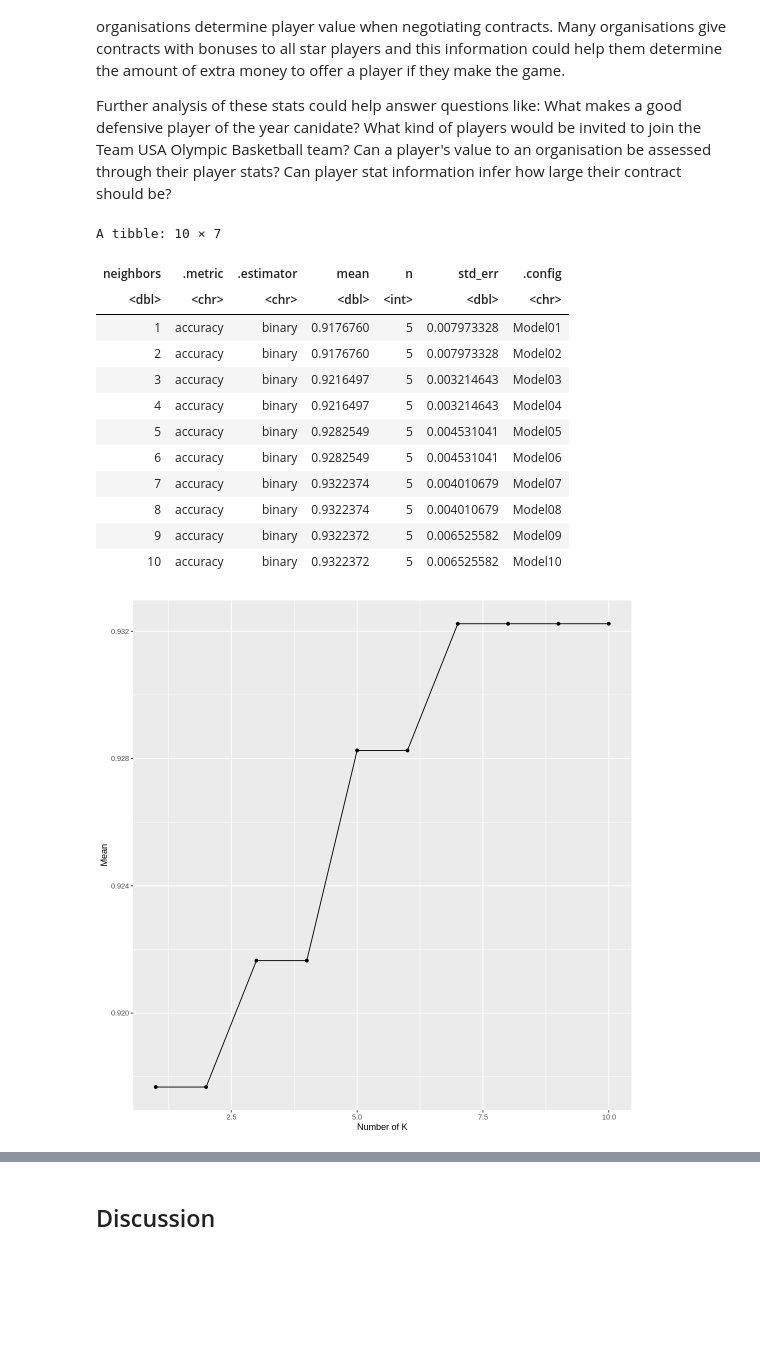
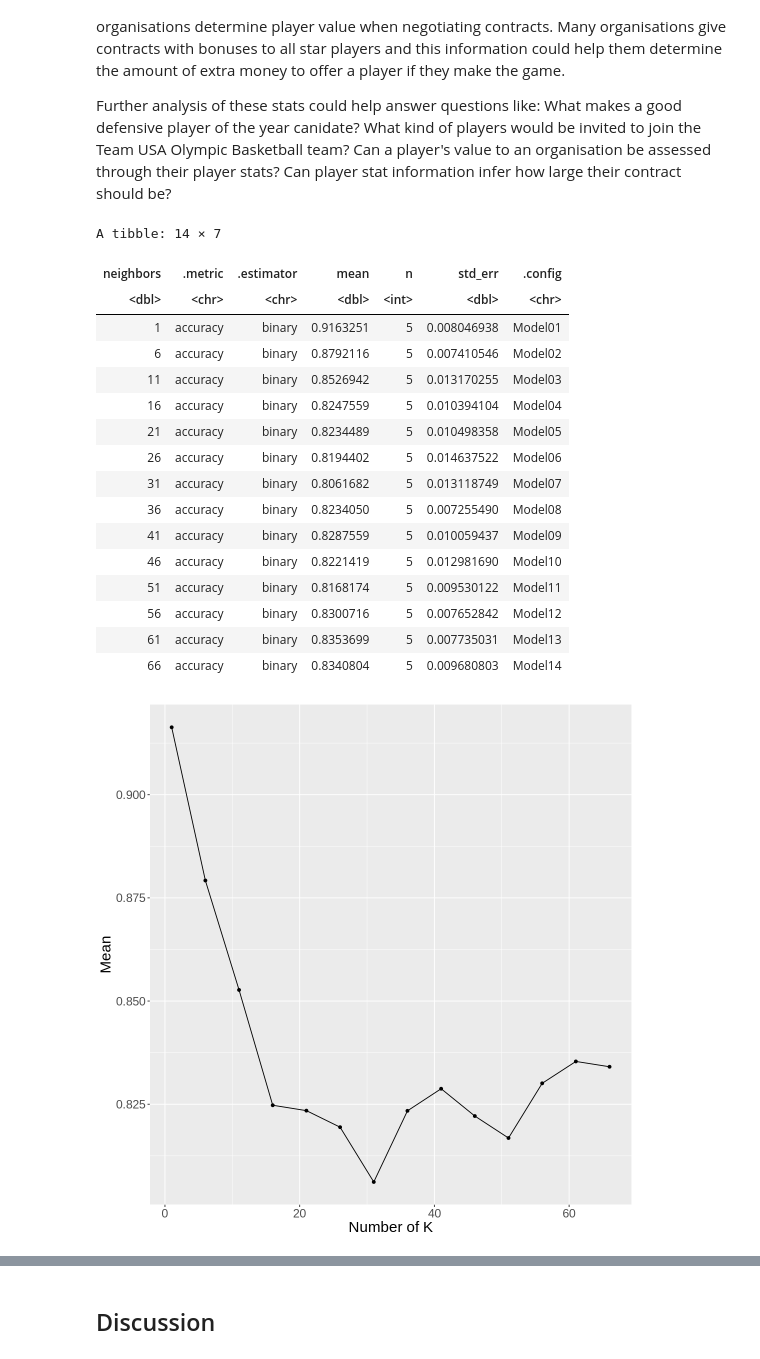
Before and after one commit to RayNguyent/DSCI-100-project, a Jupyter notebook: report.ipynb, the cells around one changed output, grey strips where cells are left out. Drawn from its saved outputs; the diff is of its cells as text; code cells hidden in the pictures; blank space fills up the shorter version.

```diff
--- a/report.ipynb
+++ b/report.ipynb
@@ -200,11 +202,12 @@ set.seed(2022)
 
 data_fold <- vfold_cv(data_training, v = 5, strata = Is_All_Star)
 
-k_vals <- tibble(neighbors = seq(from = 1, to = 10, by = 1))
+k_vals <- tibble(neighbors = seq(from = 1, to = 70, by = 5))
 
 data_recipe <- recipe(Is_All_Star ~ MIN + PTS + FGM + FGA + FTM + FTA + TOV, data = data_training) %>%
     step_scale(all_predictors()) %>%
-    step_center(all_predictors())
+    step_center(all_predictors()) %>% step_upsample(Is_All_Star, over_ratio =1, skip = TRUE)
+
 
 data_spec <- nearest_neighbor(weight_func = "rectangular", neighbors = tune()) %>%
     set_engine("kknn") %>%
@@ -219,27 +222,31 @@ data_fit <- workflow() %>%
 
 data_fit
 # %% [output]
-A tibble: 10 × 7
+A tibble: 14 × 7
 | neighbors | .metric | .estimator | mean | n | std_err | .config |
 | <dbl> | <chr> | <chr> | <dbl> | <int> | <dbl> | <chr> |
-| 1 | accuracy | binary | 0.9176760 | 5 | 0.007973328 | Model01 |
-| 2 | accuracy | binary | 0.9176760 | 5 | 0.007973328 | Model02 |
-| 3 | accuracy | binary | 0.9216497 | 5 | 0.003214643 | Model03 |
-| 4 | accuracy | binary | 0.9216497 | 5 | 0.003214643 | Model04 |
-| 5 | accuracy | binary | 0.9282549 | 5 | 0.004531041 | Model05 |
-| 6 | accuracy | binary | 0.9282549 | 5 | 0.004531041 | Model06 |
-| 7 | accuracy | binary | 0.9322374 | 5 | 0.004010679 | Model07 |
-| 8 | accuracy | binary | 0.9322374 | 5 | 0.004010679 | Model08 |
-| 9 | accuracy | binary | 0.9322372 | 5 | 0.006525582 | Model09 |
-| 10 | accuracy | binary | 0.9322372 | 5 | 0.006525582 | Model10 |
+| 1 | accuracy | binary | 0.9163251 | 5 | 0.008046938 | Model01 |
+| 6 | accuracy | binary | 0.8792116 | 5 | 0.007410546 | Model02 |
+| 11 | accuracy | binary | 0.8526942 | 5 | 0.013170255 | Model03 |
+| 16 | accuracy | binary | 0.8247559 | 5 | 0.010394104 | Model04 |
+| 21 | accuracy | binary | 0.8234489 | 5 | 0.010498358 | Model05 |
+| 26 | accuracy | binary | 0.8194402 | 5 | 0.014637522 | Model06 |
+| 31 | accuracy | binary | 0.8061682 | 5 | 0.013118749 | Model07 |
+| 36 | accuracy | binary | 0.8234050 | 5 | 0.007255490 | Model08 |
+| 41 | accuracy | binary | 0.8287559 | 5 | 0.010059437 | Model09 |
+| 46 | accuracy | binary | 0.8221419 | 5 | 0.012981690 | Model10 |
+| 51 | accuracy | binary | 0.8168174 | 5 | 0.009530122 | Model11 |
+| 56 | accuracy | binary | 0.8300716 | 5 | 0.007652842 | Model12 |
+| 61 | accuracy | binary | 0.8353699 | 5 | 0.007735031 | Model13 |
+| 66 | accuracy | binary | 0.8340804 | 5 | 0.009680803 | Model14 |
 # %%
 data_plot <- ggplot(data_fit, aes(x = neighbors, y = mean)) +
     geom_line() +
     geom_point() +
     xlab("Number of K") +
-    ylab("Mean")
+    ylab("Mean") + theme(text = element_text(size = 18))
 
 data_plot
 # %% [output]
-[figure, old version]
+[figure, new version]
 # %%
```
Also changed, not shown: parts of 4 cells of this notebook.
